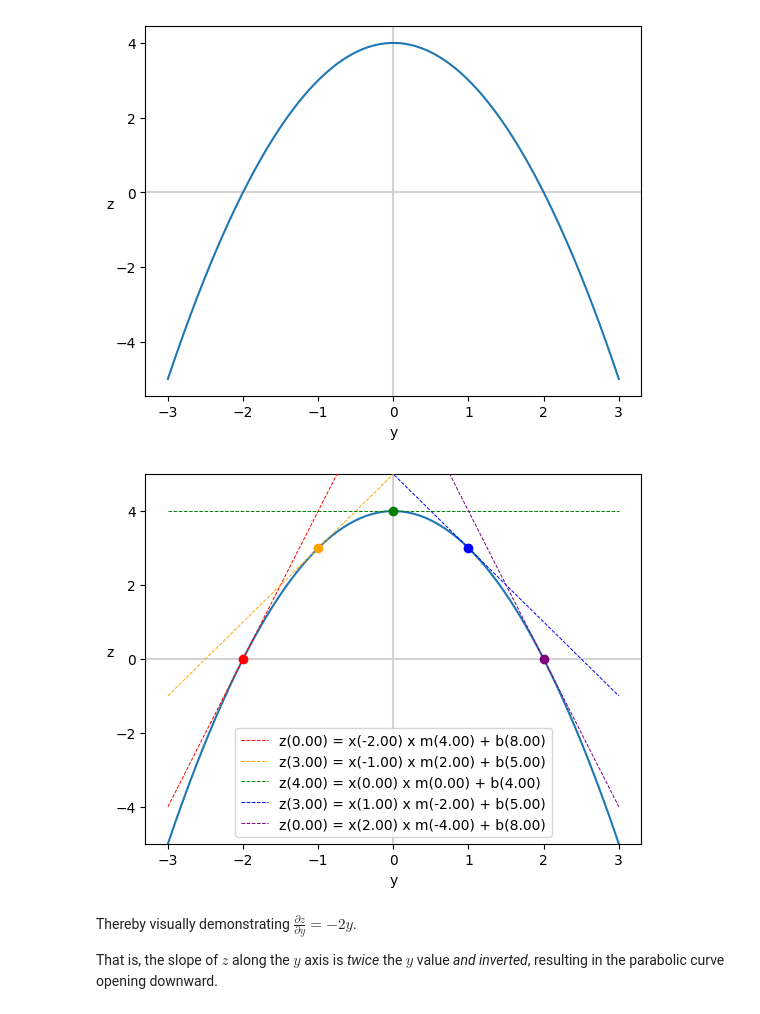
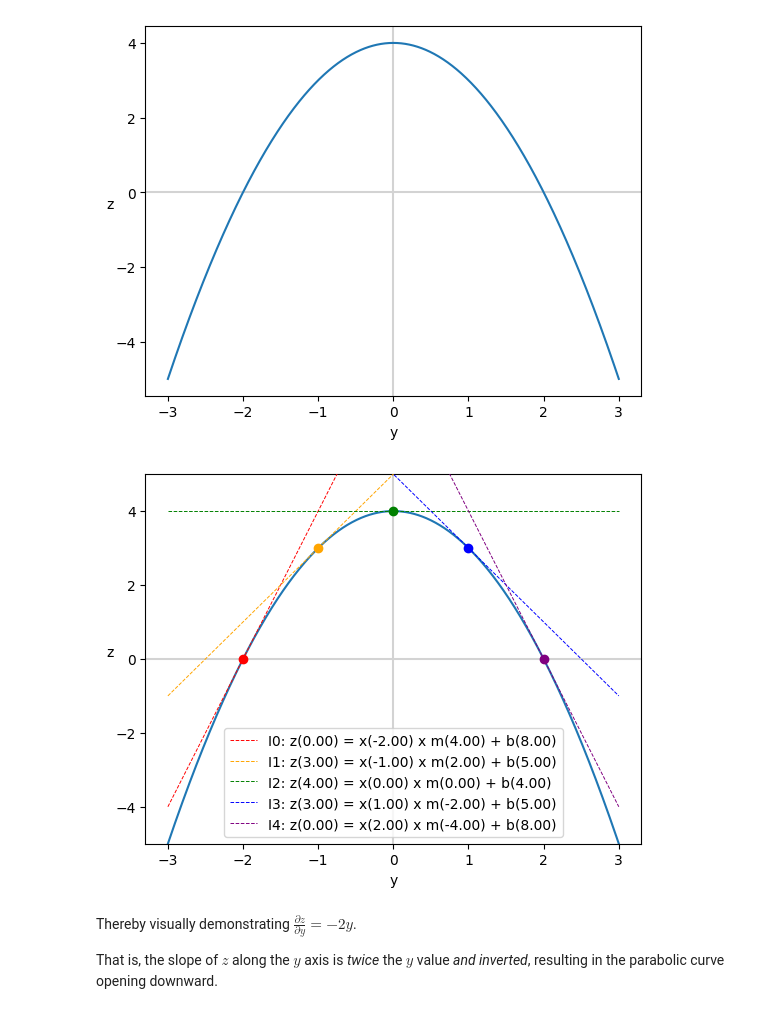
Before and after one commit to toliyang/AI_ML, a Jupyter notebook: notebooks/4-calculus-ii.ipynb, the cells around one changed output. Cells and saved outputs as stored; diff of their text form; code cells hidden in the pictures.

```diff
--- a/notebooks/4-calculus-ii.ipynb
+++ b/notebooks/4-calculus-ii.ipynb
@@ -89,7 +89,7 @@ x_samples = [-2, -1, 0, 1, 2]
 colors = ['red', 'orange', 'green', 'blue', 'purple']
 # %%
 from matplotlib import legend
-def point_and_tangent_wrt_x(my_xs, my_x, my_y, my_f, fprime, col):
+def point_and_tangent_wrt_x(my_xs, my_x, my_y, my_f, fprime, col, i):
 
     my_z = my_f(my_x, my_y) # z = f(x, y)
     plt.scatter(my_x, my_z, c=col, zorder=3)
@@ -97,7 +97,7 @@ def point_and_tangent_wrt_x(my_xs, my_x, my_y, my_f, fprime, col):
     tangent_m = fprime(my_x, my_y) # Slope is partial derivative of f(x, y) w.r.t. x
     tangent_b = my_z - tangent_m*my_x # Line is z=mx+b, so b=z-mx
     tangent_line = tangent_m*my_xs + tangent_b
-    label_text = f'z({my_z:.2f}) = x({my_x:.2f}) x m({tangent_m:.2f}) + b({tangent_b:.2f})'
+    label_text = f'I{i}: z({my_z:.2f}) = x({my_x:.2f}) x m({tangent_m:.2f}) + b({tangent_b:.2f})'
     plt.plot(my_xs, tangent_line, c=col, label = label_text,
              linestyle='dashed', linewidth=0.7, zorder=3)
     plt.legend()
@@ -107,7 +107,7 @@ plt.axvline(x=0, color='lightgray')
 plt.axhline(y=0, color='lightgray')
 
 for i, x in enumerate(x_samples):
-    point_and_tangent_wrt_x(xs, x, 0, f, delz_delx, colors[i])
+    point_and_tangent_wrt_x(xs, x, 0, f, delz_delx, colors[i], i)
 
 plt.ylim(-1, 9)
 plt.xlabel('x')
@@ -162,7 +162,7 @@ def delz_dely(my_x, my_y):
 # %%
 y_samples = [-2, -1, 0, 1, 2]
 # %%
-def point_and_tangent_wrt_y(my_ys, my_x, my_y, my_f, fprime, col): # changed my_xs to my_ys
+def point_and_tangent_wrt_y(my_ys, my_x, my_y, my_f, fprime, col, i): # changed my_xs to my_ys
 
     my_z = my_f(my_x, my_y)
     plt.scatter(my_y, my_z, c=col, zorder=3) # changed my_x to my_y
@@ -170,24 +170,24 @@ def point_and_tangent_wrt_y(my_ys, my_x, my_y, my_f, fprime, col): # changed my_
     tangent_m = fprime(my_x, my_y)
     tangent_b = my_z - tangent_m*my_y # changed my_x to my_y
     tangent_line = tangent_m*my_ys + tangent_b # changed my_xs to my_ys
-    label_text = f'z({my_z:.2f}) = x({my_y:.2f}) x m({tangent_m:.2f}) + b({tangent_b:.2f})'
+    label_text = f'I{i}: z({my_z:.2f}) = x({my_y:.2f}) x m({tangent_m:.2f}) + b({tangent_b:.2f})'
     plt.plot(my_ys, tangent_line, c=col, label = label_text,
              linestyle='dashed', linewidth=0.7, zorder=3) # changed my_xs to my_ys
     plt.legend()
 # %%
 fig, ax = plt.subplots()
 plt.axvline(x=0, color='lightgray')
 plt.axhline(y=0, color='lightgray')
 
 for i, y in enumerate(y_samples):
-    point_and_tangent_wrt_y(ys, 2, y, f, delz_dely, colors[i])
+    point_and_tangent_wrt_y(ys, 2, y, f, delz_dely, colors[i], i)
 
 plt.ylim(-5, 5)
 plt.xlabel('y')
 plt.ylabel('z', rotation=0)
 _ = ax.plot(xs, zs_wrt_y)
 # %% [output]
-[figure, old version]
+[figure, new version]
 # %% [markdown]
 Thereby visually demonstrating $\frac{\partial z}{\partial y} = -2y$.
 
```
Also changed, not shown: parts of 1 cell of this notebook.
